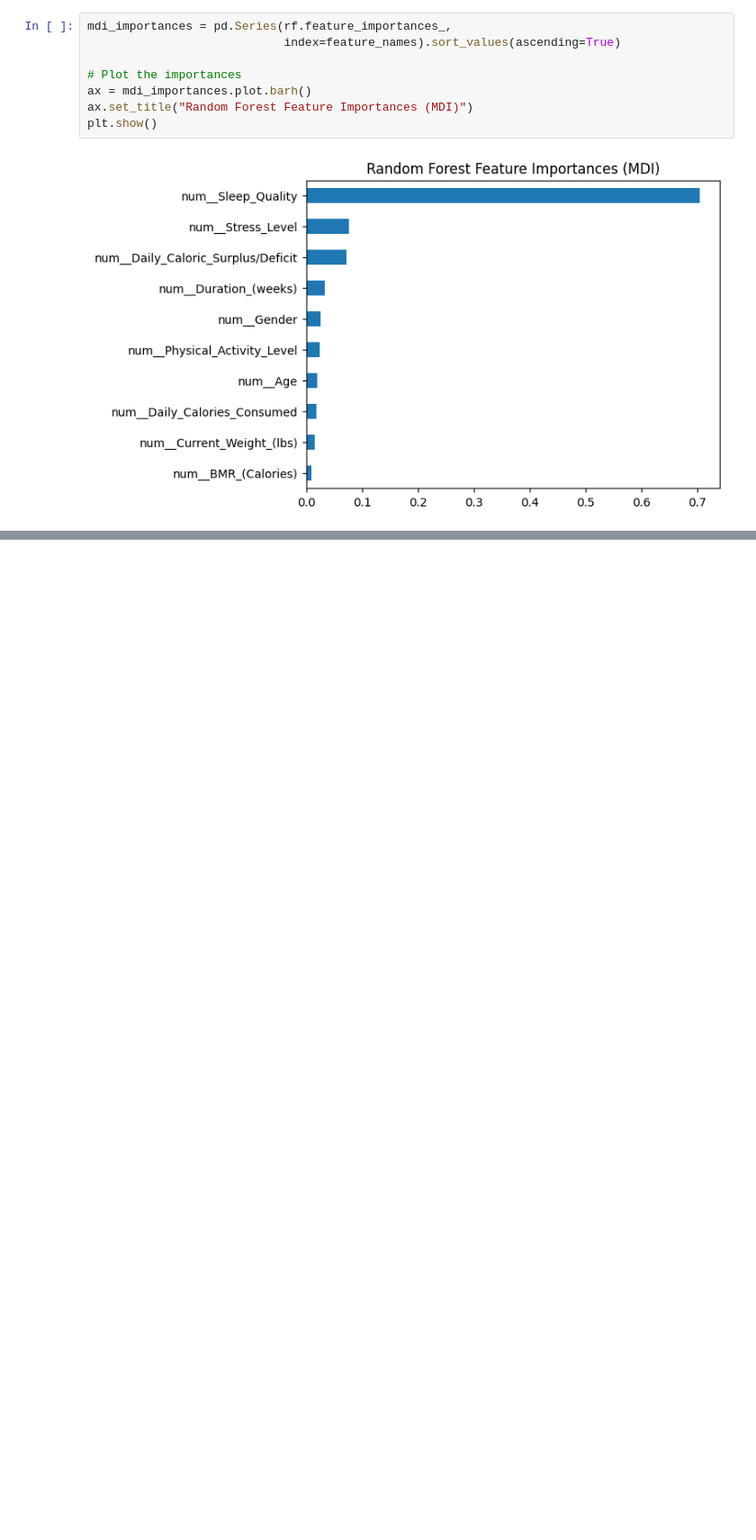
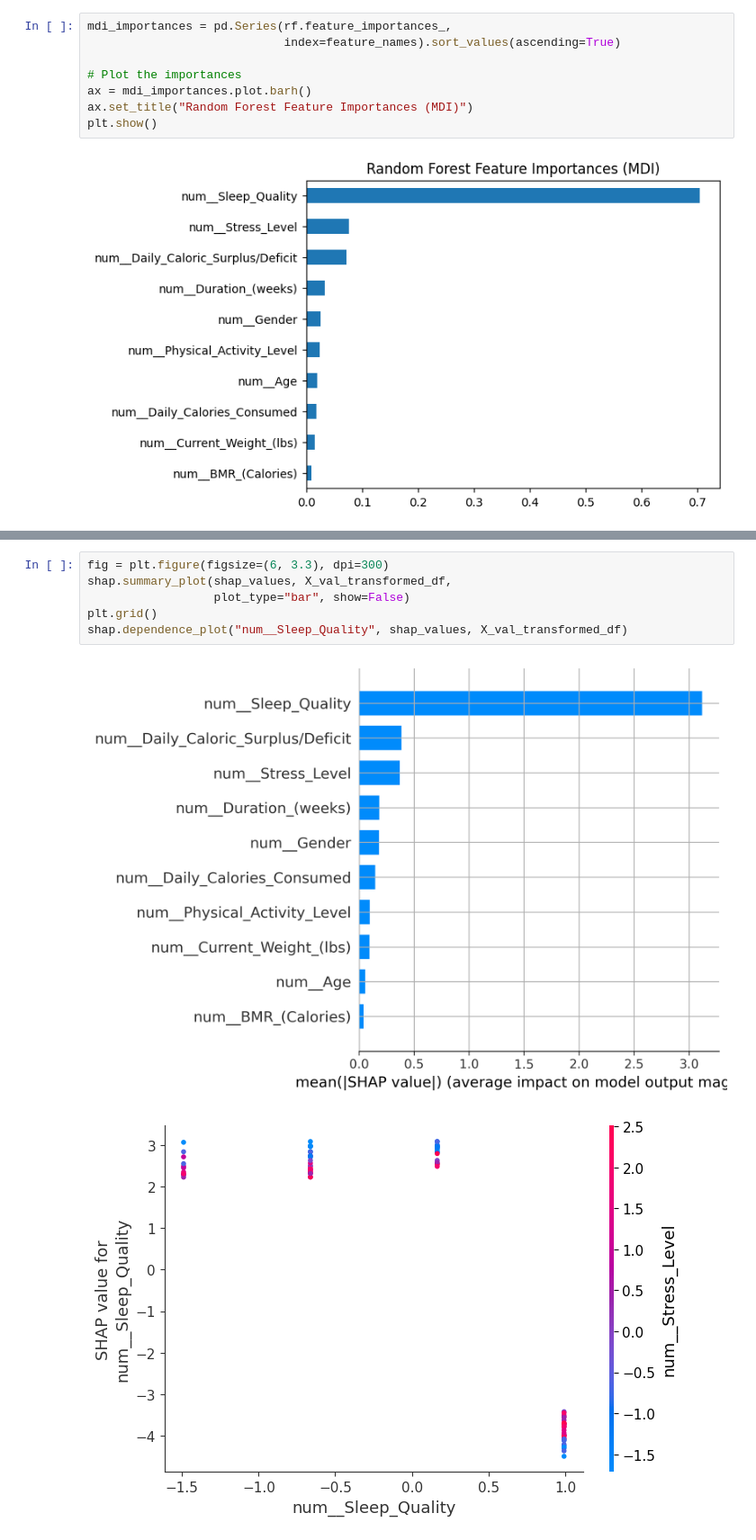
Before and after one commit to makenamecham/Final-Project-MATH-4750, a Jupyter notebook: dataExploration.ipynb, the cells around one changed output, grey strips where cells are left out. Shown at 90% size. Cells and saved outputs as stored; diff of their text form; blank space fills up the shorter version.

```diff
--- a/dataExploration.ipynb
+++ b/dataExploration.ipynb
@@ -307,0 +339,9 @@ ax.set_xlabel("Decrease in R2 score")
+# %%
+fig = plt.figure(figsize=(6, 3.3), dpi=300)
+shap.summary_plot(shap_values, X_val_transformed_df,
+                  plot_type="bar", show=False)
+plt.grid()
+shap.dependence_plot("num__Sleep_Quality", shap_values, X_val_transformed_df)
+# %% [output]
+[figure, added]
+[figure, added]
```
Also changed, not shown: parts of 6 cells of this notebook.
